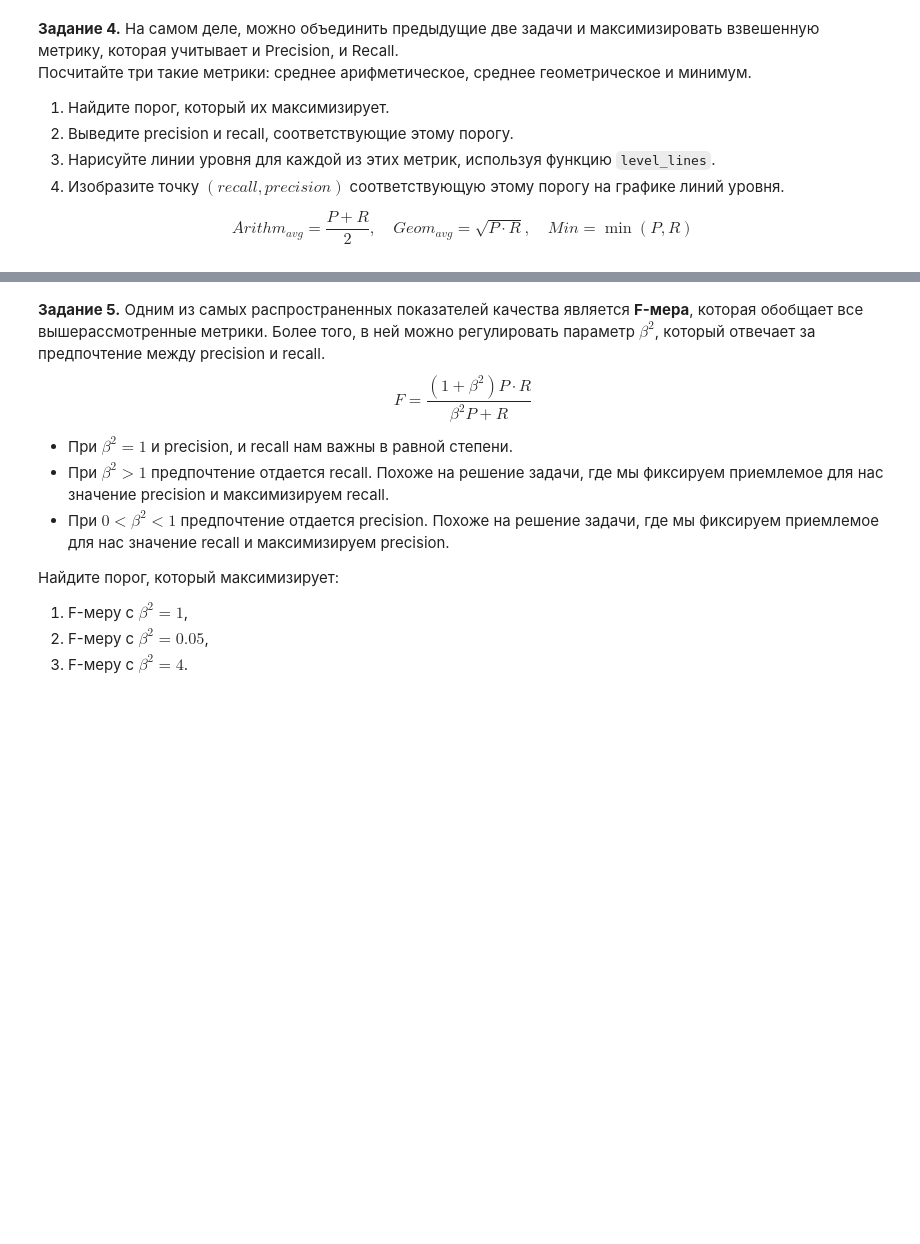
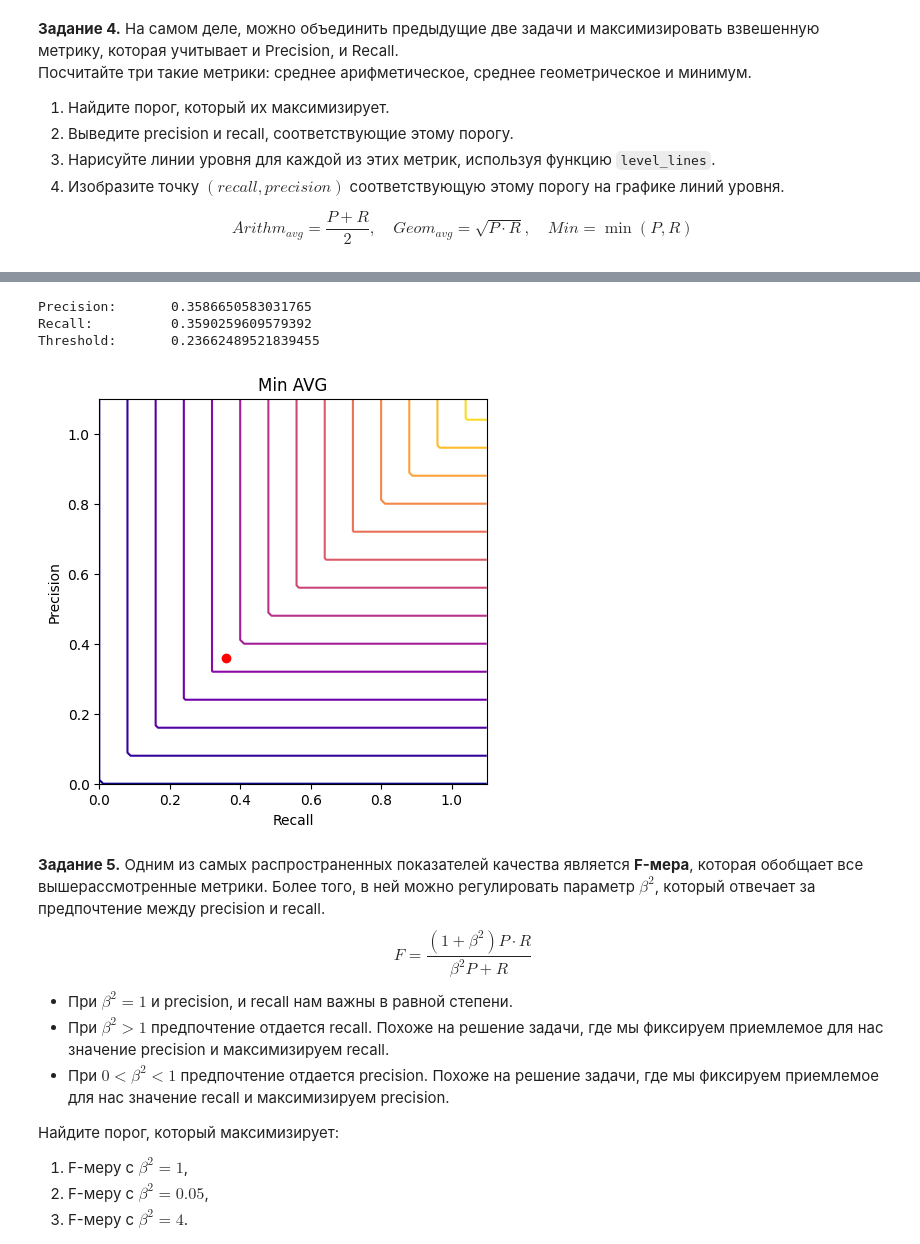
Before and after one commit to aladed/cours, a Jupyter notebook: 2Block/11modul/HW11.ipynb, the cells around one changed output, grey strips where cells are left out. Cells and saved outputs as stored; diff of their text form; code cells hidden in the pictures; blank space fills up the shorter version.

```diff
--- a/2Block/11modul/HW11.ipynb
+++ b/2Block/11modul/HW11.ipynb
@@ -246,3 +301,23 @@ Threshold:       0.02198734808666288
+# %%
+### Повторите для минимума
+### Your code is here
+
+
+metric_func_min = lambda x, y: np.minimum(x, y)
+
+min_idx = (metric_func_min(precision, recall)).argmax()
+
+print(f"Precision:\t {precision[min_idx]}")
+print(f"Recall: \t {recall[min_idx]}")
+print(f"Threshold:\t {thres[min_idx]}")
+
+level_lines(metric_func_min, "Min AVG")
+plt.plot(recall[min_idx], precision[min_idx], 'ro');
+# %% [output]
+Precision:       0.3586650583031765
+Recall:          0.3590259609579392
+Threshold:       0.23662489521839455
+[figure, added]
 # %% [markdown]
 **Задание 5.** Одним из самых распространенных показателей качества является **F-мера**, которая обобщает все вышерассмотренные метрики. Более того, в ней можно регулировать параметр $\beta^2$, который отвечает за предпочтение между precision и recall.
 $$
```
Also changed, not shown: parts of 13 cells of this notebook, 19 other files.
